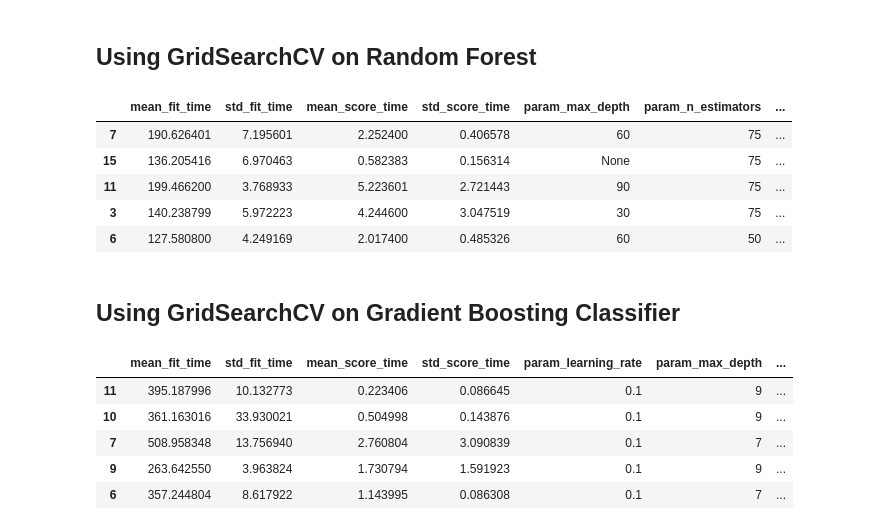
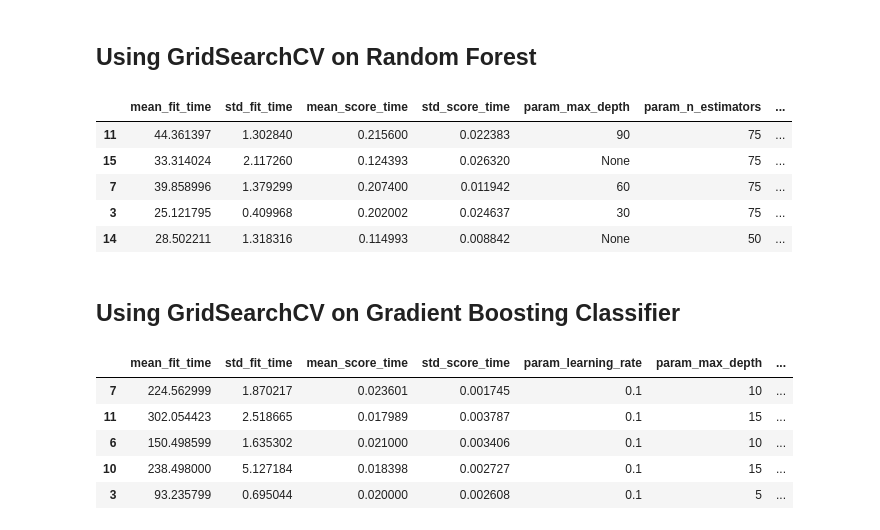
Before and after one commit to VaderSame/IMDB-Dataset, a Jupyter notebook: Project3-200543129_Semal_Shastri.ipynb, the cells around one changed output. Cells and saved outputs as stored; diff of their text form; code cells hidden in the pictures.

Commit message:
splitting the dataset and implemented random forest and gradient boosting algorithms with modified parameters and performed evaluation metrics

```diff
--- a/Project3-200543129_Semal_Shastri.ipynb
+++ b/Project3-200543129_Semal_Shastri.ipynb
@@ -242,0 +232,38 @@ print(tfidf_vect_sample.get_feature_names_out())
+# %%
+from sklearn.model_selection import train_test_split
+X = imdb['review']
+y = imdb['sentiment']
+
+X_train, X_test, y_train, y_test = train_test_split(X, y, test_size = 0.5, stratify = y, random_state = 0)
+# %%
+# from sklearn.feature_extraction.text import TfidfVectorizer
+# stopwords = nltk.corpus.stopwords.words('english')
+# ps = nltk.PorterStemmer()
+
+# tfidf_vect_sample = TfidfVectorizer(analyzer=clean_text, max_features=5000)
+# X_tfidf_sample = tfidf_vect_sample.fit_transform(X_train)
+# X_train_tfidf = X_tfidf_sample.transform(X_train)
+# X_test_tfidf = X_tfidf_sample.transform(X_test)
+# print(X_tfidf_sample.shape)
+
+# print(tfidf_vect_sample.get_feature_names_out())
+
+
+from sklearn.feature_extraction.text import TfidfVectorizer
+import nltk
+
+
+
+stopwords = nltk.corpus.stopwords.words('english')
+ps = nltk.PorterStemmer()
+
+# Create the TfidfVectorizer with the same vocabulary
+tfidf_vect_sample = TfidfVectorizer(analyzer=clean_text, max_features=5000)
+X_tfidf_sample = tfidf_vect_sample.fit_transform(X_train)
+
+# Use the same vocabulary to transform the training and test sets
+X_train_tfidf = tfidf_vect_sample.transform(X_train)
+X_test_tfidf = tfidf_vect_sample.transform(X_test)
+
+print(X_tfidf_sample.shape)
+print(tfidf_vect_sample.get_feature_names_out())
@@ -279,32 +309,32 @@ param = {'n_estimators': [10, 25, 50, 75],
         'max_depth': [30, 60, 90, None]}
 
 gs = GridSearchCV(rf, param, cv=5, n_jobs=-1)
-gs_fit = gs.fit(X_tfidf_df, imdb['sentiment'])
+gs_fit = gs.fit(X_train_tfidf, y_train)
 pd.DataFrame(gs_fit.cv_results_).sort_values('mean_test_score', ascending=False)[0:5]
 # %% [output]
 |  | mean_fit_time | std_fit_time | mean_score_time | std_score_time | param_max_depth | param_n_estimators | ... |
-| 7 | 190.626401 | 7.195601 | 2.252400 | 0.406578 | 60 | 75 | ... |
-| 15 | 136.205416 | 6.970463 | 0.582383 | 0.156314 | None | 75 | ... |
-| 11 | 199.466200 | 3.768933 | 5.223601 | 2.721443 | 90 | 75 | ... |
-| 3 | 140.238799 | 5.972223 | 4.244600 | 3.047519 | 30 | 75 | ... |
-| 6 | 127.580800 | 4.249169 | 2.017400 | 0.485326 | 60 | 50 | ... |
+| 11 | 44.361397 | 1.302840 | 0.215600 | 0.022383 | 90 | 75 | ... |
+| 15 | 33.314024 | 2.117260 | 0.124393 | 0.026320 | None | 75 | ... |
+| 7 | 39.858996 | 1.379299 | 0.207400 | 0.011942 | 60 | 75 | ... |
+| 3 | 25.121795 | 0.409968 | 0.202002 | 0.024637 | 30 | 75 | ... |
+| 14 | 28.502211 | 1.318316 | 0.114993 | 0.008842 | None | 50 | ... |
 # %% [markdown]
 ## Using GridSearchCV on Gradient Boosting Classifier
 # %%
 gb = GradientBoostingClassifier()
 param = {
-    'n_estimators': [1,3,5,7],
-    'max_depth': [5,7,9],
+    'n_estimators': [5, 10, 20, 30],
+    'max_depth': [5,10,15],
     'learning_rate': [0.1]
 }
 
 gs2 = GridSearchCV(gb, param, cv=5, n_jobs=-1)
-gs2_fit = gs2.fit(X_tfidf_df, imdb['sentiment'])
+gs2_fit = gs2.fit(X_train_tfidf, y_train)
 pd.DataFrame(gs2_fit.cv_results_).sort_values('mean_test_score', ascending=False)[0:5]
 # %% [output]
 |  | mean_fit_time | std_fit_time | mean_score_time | std_score_time | param_learning_rate | param_max_depth | ... |
-| 11 | 395.187996 | 10.132773 | 0.223406 | 0.086645 | 0.1 | 9 | ... |
-| 10 | 361.163016 | 33.930021 | 0.504998 | 0.143876 | 0.1 | 9 | ... |
-| 7 | 508.958348 | 13.756940 | 2.760804 | 3.090839 | 0.1 | 7 | ... |
-| 9 | 263.642550 | 3.963824 | 1.730794 | 1.591923 | 0.1 | 9 | ... |
-| 6 | 357.244804 | 8.617922 | 1.143995 | 0.086308 | 0.1 | 7 | ... |
+| 7 | 224.562999 | 1.870217 | 0.023601 | 0.001745 | 0.1 | 10 | ... |
+| 11 | 302.054423 | 2.518665 | 0.017989 | 0.003787 | 0.1 | 15 | ... |
+| 6 | 150.498599 | 1.635302 | 0.021000 | 0.003406 | 0.1 | 10 | ... |
+| 10 | 238.498000 | 5.127184 | 0.018398 | 0.002727 | 0.1 | 15 | ... |
+| 3 | 93.235799 | 0.695044 | 0.020000 | 0.002608 | 0.1 | 5 | ... |
```
Also changed, not shown: parts of 7 cells of this notebook.
